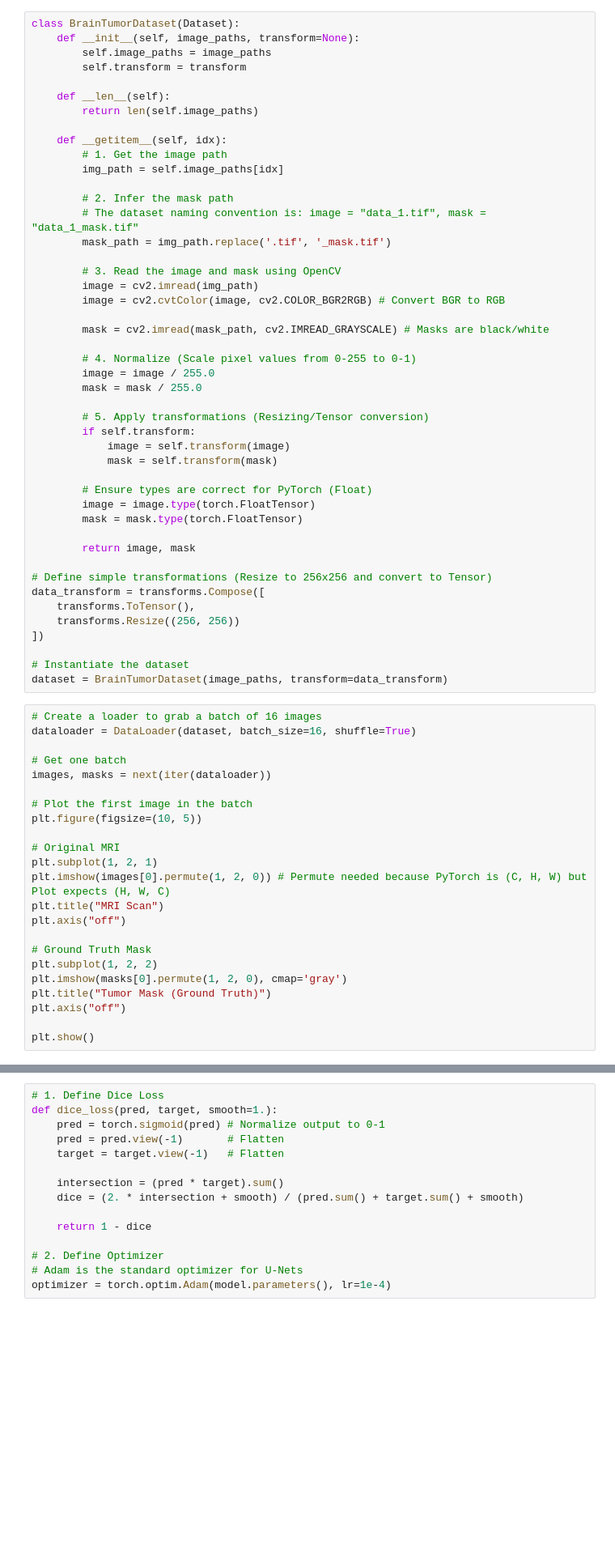
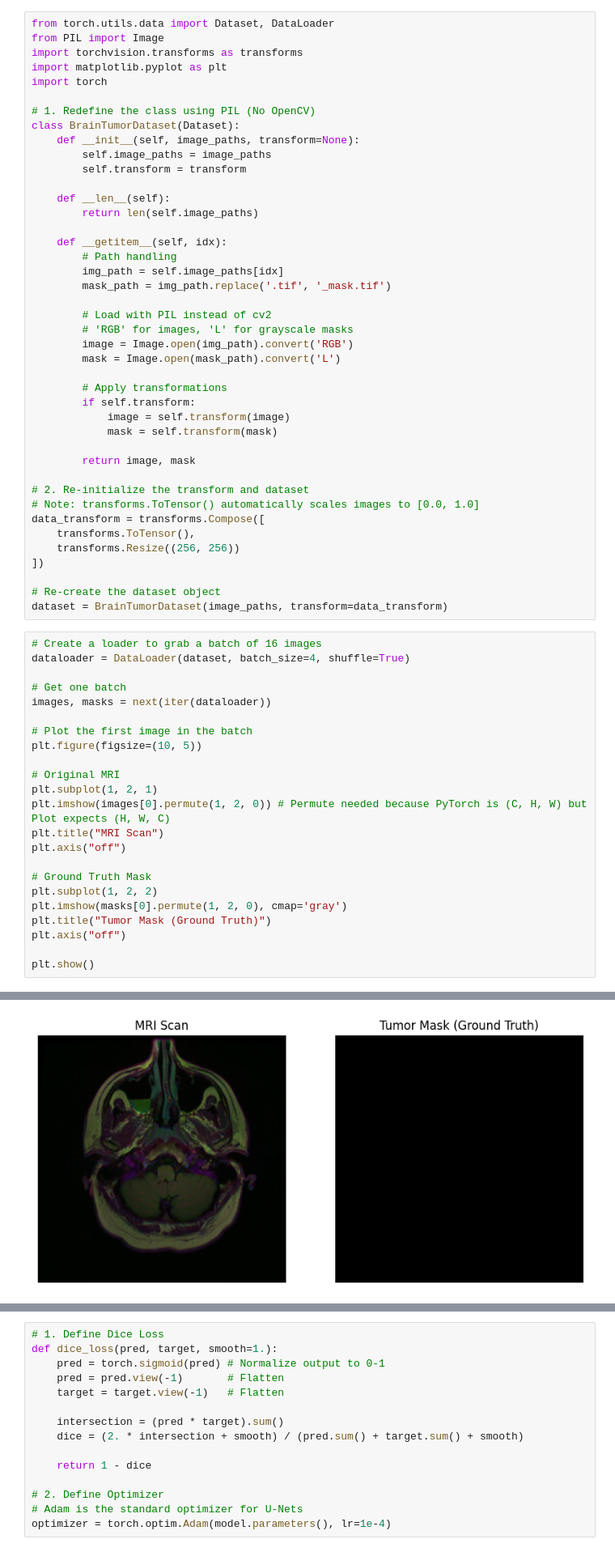
Before and after one commit to ycai24/Brain-MRI-Segmentation-UNet, a Jupyter notebook: MRI_Segmentation.ipynb, the cells around one changed output, grey strips where cells are left out. Shown at 81% size. Cells and saved outputs as stored; diff of their text form; blank space fills up the shorter version.

Commit message:
1/1/2026 12:34 PM (UTC) Initial commit message for MRI segmentation project

```diff
--- a/MRI_Segmentation.ipynb
+++ b/MRI_Segmentation.ipynb
@@ -27,4 +31,11 @@ Total images found: 0
 # %%
+from torch.utils.data import Dataset, DataLoader
+from PIL import Image
+import torchvision.transforms as transforms
+import matplotlib.pyplot as plt
+import torch
+
+# 1. Redefine the class using PIL (No OpenCV)
 class BrainTumorDataset(Dataset):
     def __init__(self, image_paths, transform=None):
         self.image_paths = image_paths
@@ -34,45 +45,34 @@ class BrainTumorDataset(Dataset):
         return len(self.image_paths)
 
     def __getitem__(self, idx):
-        # 1. Get the image path
+        # Path handling
         img_path = self.image_paths[idx]
-
-        # 2. Infer the mask path
-        # The dataset naming convention is: image = "data_1.tif", mask = "data_1_mask.tif"
         mask_path = img_path.replace('.tif', '_mask.tif')
 
-        # 3. Read the image and mask using OpenCV
-        image = cv2.imread(img_path)
-        image = cv2.cvtColor(image, cv2.COLOR_BGR2RGB) # Convert BGR to RGB
+        # Load with PIL instead of cv2
+        # 'RGB' for images, 'L' for grayscale masks
+        image = Image.open(img_path).convert('RGB')
+        mask = Image.open(mask_path).convert('L')
 
-        mask = cv2.imread(mask_path, cv2.IMREAD_GRAYSCALE) # Masks are black/white
-
-        # 4. Normalize (Scale pixel values from 0-255 to 0-1)
-        image = image / 255.0
-        mask = mask / 255.0
-
-        # 5. Apply transformations (Resizing/Tensor conversion)
+        # Apply transformations
         if self.transform:
             image = self.transform(image)
             mask = self.transform(mask)
 
-        # Ensure types are correct for PyTorch (Float)
-        image = image.type(torch.FloatTensor)
-        mask = mask.type(torch.FloatTensor)
-
         return image, mask
 
-# Define simple transformations (Resize to 256x256 and convert to Tensor)
+# 2. Re-initialize the transform and dataset
+# Note: transforms.ToTensor() automatically scales images to [0.0, 1.0]
 data_transform = transforms.Compose([
     transforms.ToTensor(),
     transforms.Resize((256, 256))
 ])
 
-# Instantiate the dataset
+# Re-create the dataset object
 dataset = BrainTumorDataset(image_paths, transform=data_transform)
 # %%
 # Create a loader to grab a batch of 16 images
-dataloader = DataLoader(dataset, batch_size=16, shuffle=True)
+dataloader = DataLoader(dataset, batch_size=4, shuffle=True)
 
 # Get one batch
 images, masks = next(iter(dataloader))
@@ -98,3 +97,4 @@ ValueError: num_samples should be a positive integer value, but got num_samples=
+[figure, added]
 # %%
 import torch.nn as nn
 import torch.nn.functional as F
```
Also changed, not shown: parts of 12 cells of this notebook.
